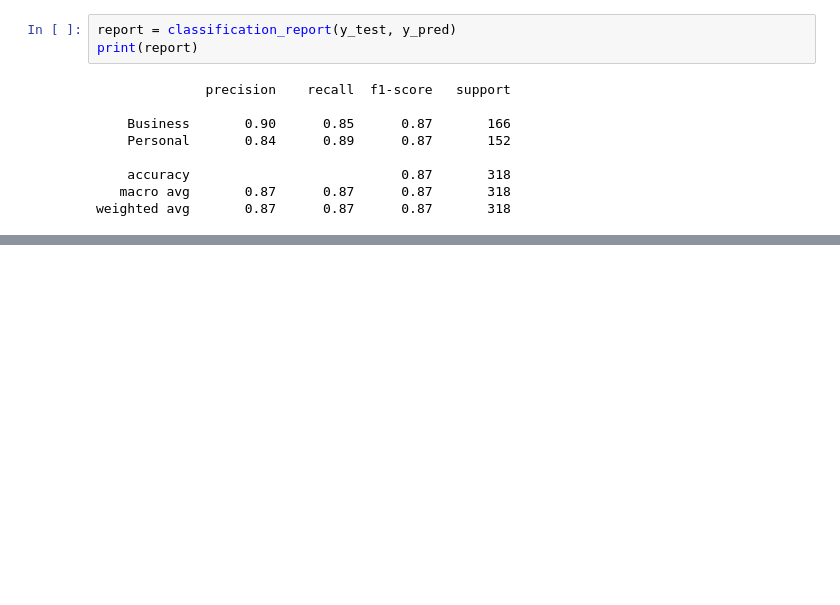
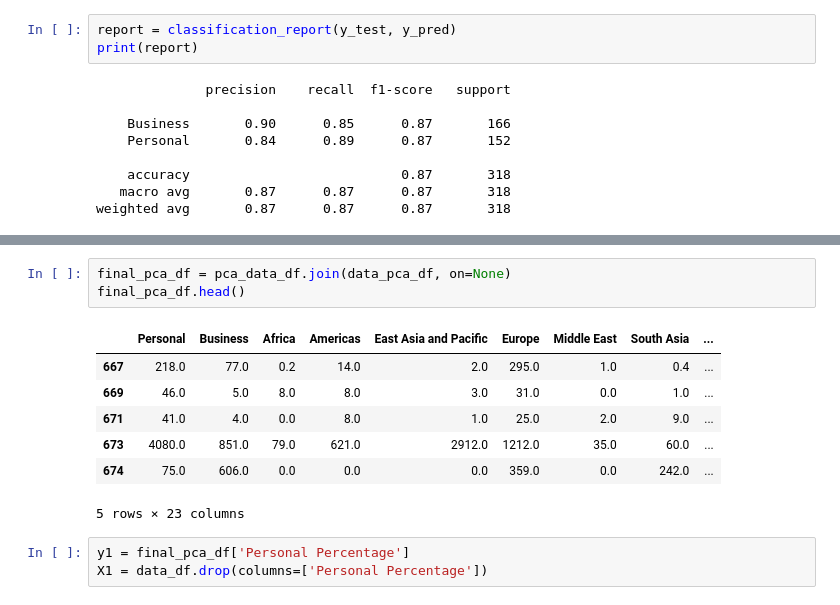
Before and after one commit to chinzjay/Final_Project, a Jupyter notebook: Tourism.ipynb, the cells around one changed output, grey strips where cells are left out. Cells and saved outputs as stored; diff of their text form; blank space fills up the shorter version.

```diff
--- a/Tourism.ipynb
+++ b/Tourism.ipynb
@@ -422,0 +374,14 @@ accuracy_regression = print(np.sqrt(metrics.mean_squared_error(y1_test, y_predic
+# %%
+final_pca_df = pca_data_df.join(data_pca_df, on=None)
+final_pca_df.head()
+# %% [output]
+|  | Personal | Business | Africa | Americas | East Asia and Pacific | Europe | Middle East | South Asia | ... |
+| 667 | 218.0 | 77.0 | 0.2 | 14.0 | 2.0 | 295.0 | 1.0 | 0.4 | ... |
+| 669 | 46.0 | 5.0 | 8.0 | 8.0 | 3.0 | 31.0 | 0.0 | 1.0 | ... |
+| 671 | 41.0 | 4.0 | 0.0 | 8.0 | 1.0 | 25.0 | 2.0 | 9.0 | ... |
+| 673 | 4080.0 | 851.0 | 79.0 | 621.0 | 2912.0 | 1212.0 | 35.0 | 60.0 | ... |
+| 674 | 75.0 | 606.0 | 0.0 | 0.0 | 0.0 | 359.0 | 0.0 | 242.0 | ... |
+5 rows × 23 columns
+# %%
+y1 = final_pca_df['Personal Percentage']
+X1 = data_df.drop(columns=['Personal Percentage'])
```
Also changed, not shown: parts of 36 cells of this notebook.
